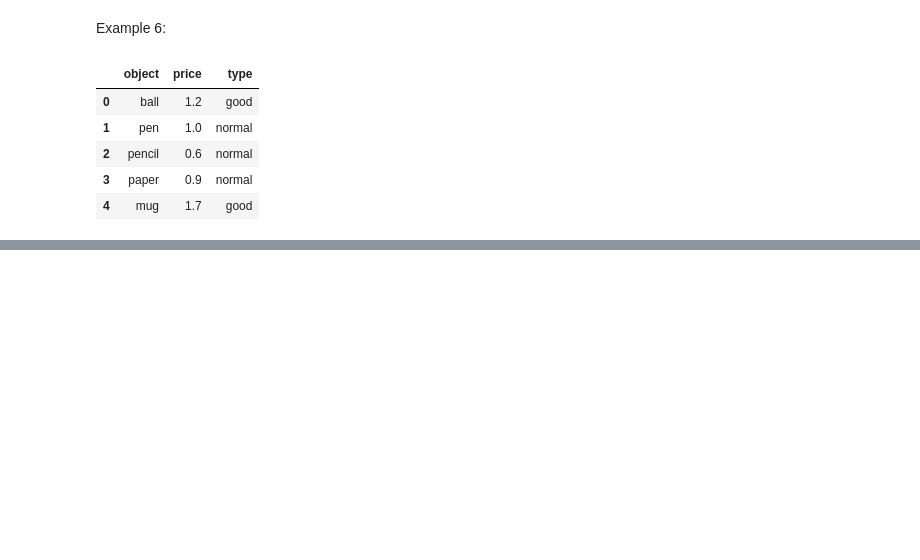
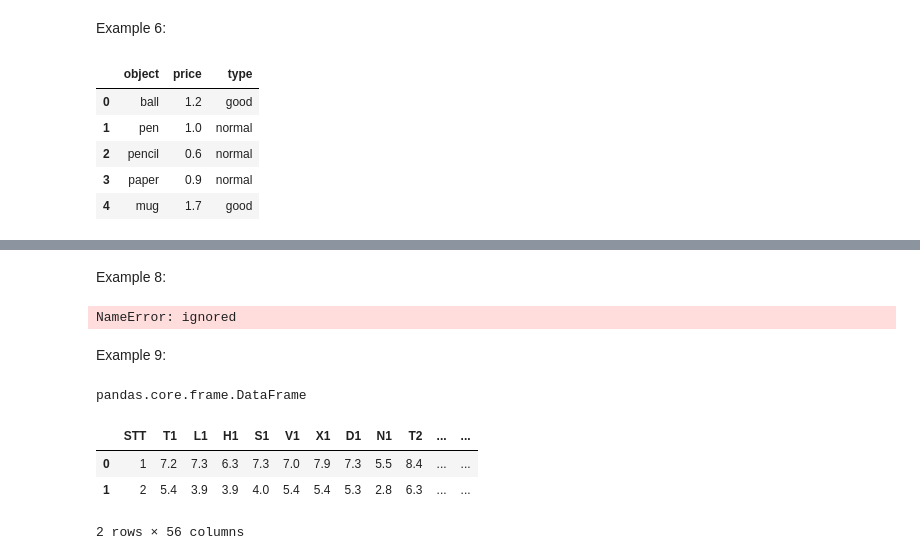
Before and after one commit to quangkhai4078/phantichdulieu, a Jupyter notebook: Lab01.ipynb, the cells around one changed output, grey strips where cells are left out. Drawn from its saved outputs; the diff is of its cells as text; code cells hidden in the pictures; blank space fills up the shorter version.

```diff
--- a/Lab01.ipynb
+++ b/Lab01.ipynb
@@ -150,0 +158,23 @@ frame2
+# %% [markdown]
+Example 8:
+# %%
+frame2['price_afterdiscount'] = frame2['price'] - frame2['discount']
+frame2
+# %% [output]
+NameError: ignored
+# %% [markdown]
+Example 9:
+# %%
+import pandas as pd
+dulieuxettuyen = pd.read_csv("https://raw.githubusercontent.com/huynhhoc/phantichdulieu/main/Data/dulieuxettuyendaihoc.csv")
+# %%
+type(dulieuxettuyen)
+# %% [output]
+pandas.core.frame.DataFrame
+# %%
+dulieuxettuyen.head(2)
+# %% [output]
+|  | STT | T1 | L1 | H1 | S1 | V1 | X1 | D1 | N1 | T2 | ... | ... |
+| 0 | 1 | 7.2 | 7.3 | 6.3 | 7.3 | 7.0 | 7.9 | 7.3 | 5.5 | 8.4 | ... | ... |
+| 1 | 2 | 5.4 | 3.9 | 3.9 | 4.0 | 5.4 | 5.4 | 5.3 | 2.8 | 6.3 | ... | ... |
+2 rows × 56 columns
```
Also changed, not shown: parts of 20 cells of this notebook.
